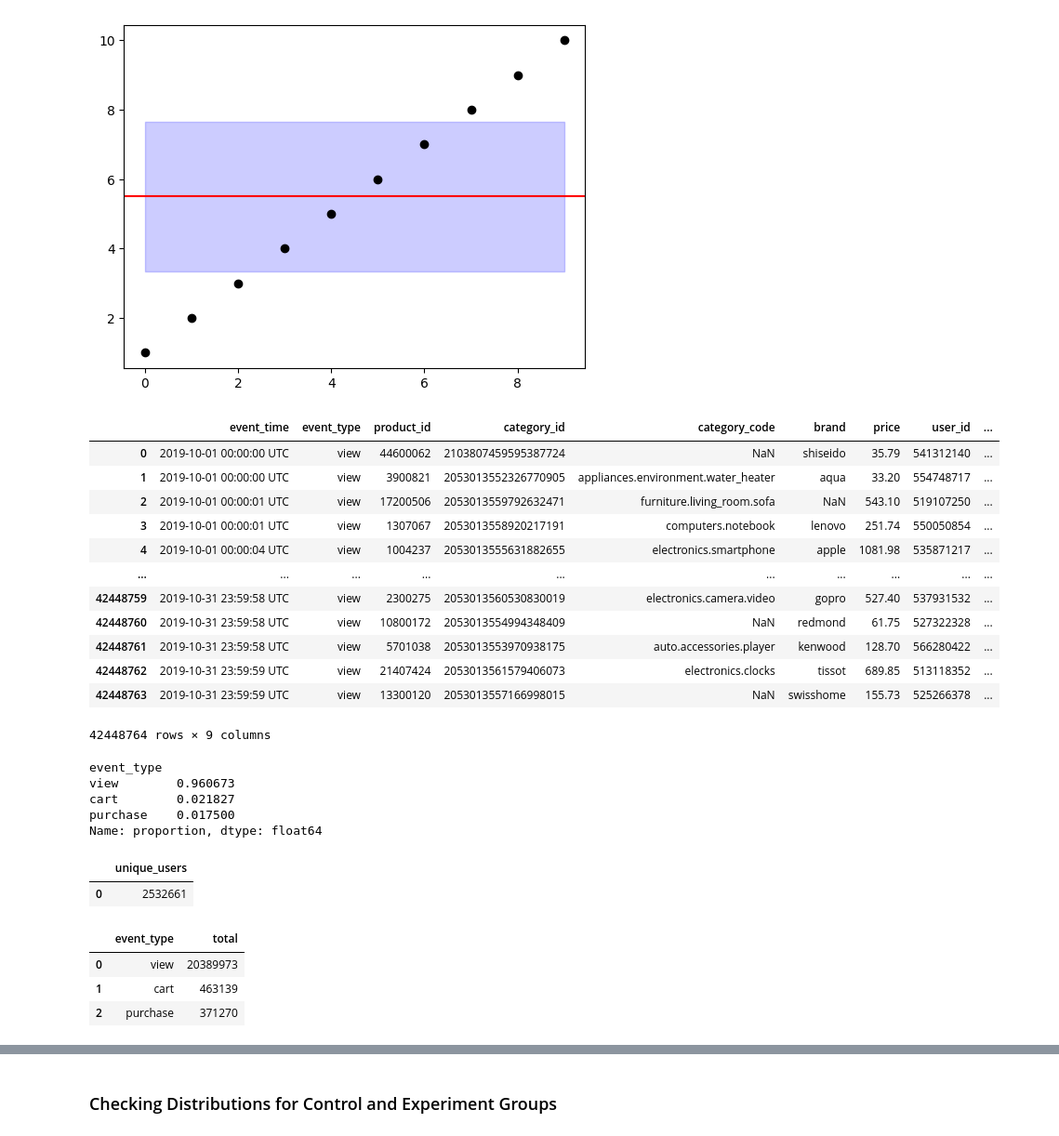
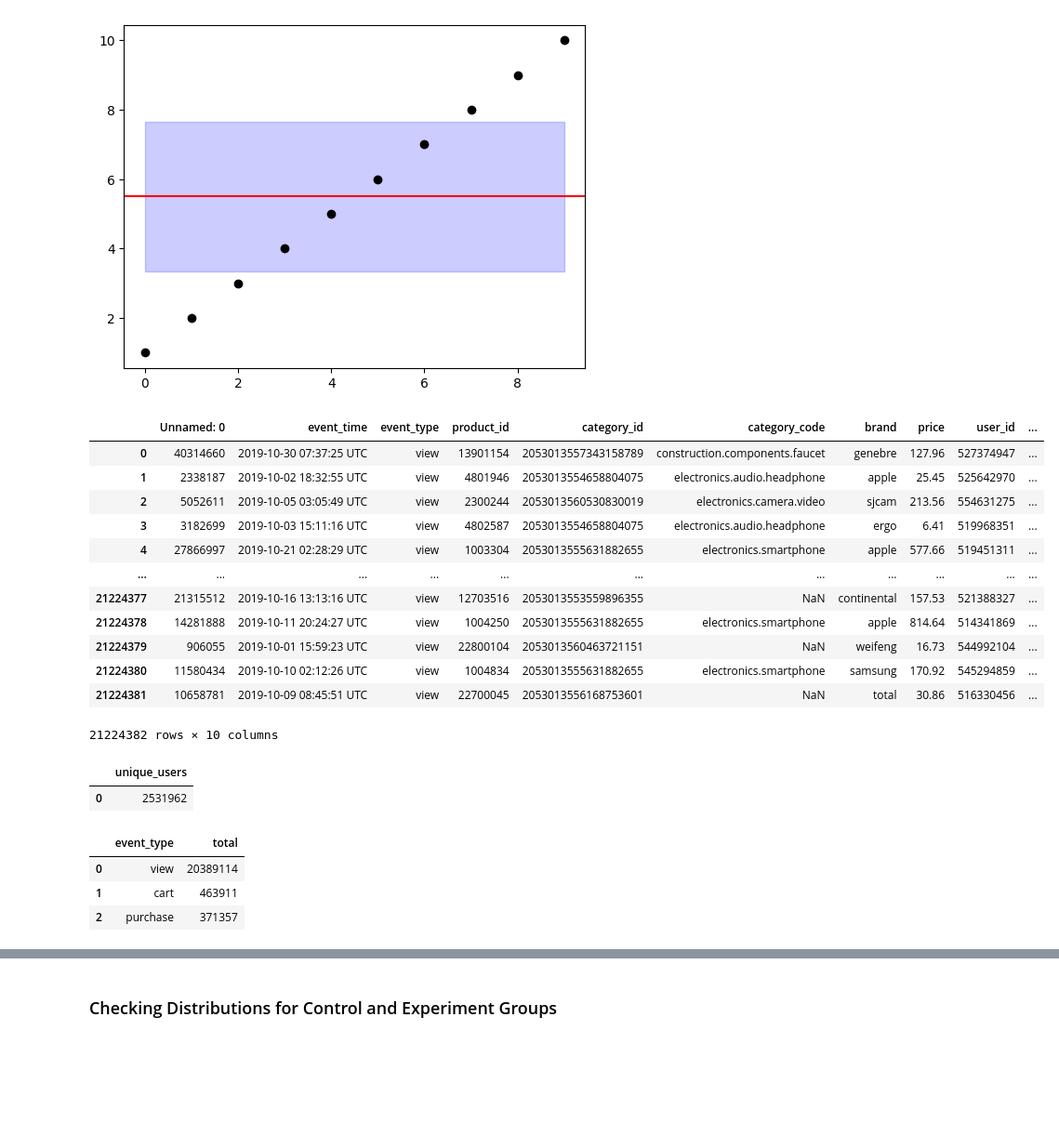
Before and after one commit to mindyng/2024-Business-Projects, a Jupyter notebook: practical-a-b-testing.ipynb, the cells around one changed output, grey strips where cells are left out. Shown at 93% size. Saved outputs shown, nothing was run; the diff lists cells and outputs as text; code cells hidden in the pictures; blank space fills up the shorter version.

```diff
--- a/practical-a-b-testing.ipynb
+++ b/practical-a-b-testing.ipynb
@@ -110,30 +112,10 @@ plt.show()
 # cust_behav = dd.read_csv('/kaggle/input/ecommerce-behavior-data-from-multi-category-store/2019-Oct.csv')
 # %%
 # Let us use some more realistic data from e-commerce store (which is what TikTok article referenced as well as similar to current Stitch Fix biz model - Freestyle)
-cust_behav = pd.read_csv('/kaggle/input/ecommerce-behavior-data-from-multi-category-store/2019-Oct.csv')
-cust_behav
+# cust_behav = pd.read_csv('/kaggle/input/ecommerce-behavior-data-from-multi-category-store/2019-Oct.csv')
+# cust_behav
-# %% [output]
-|  | event_time | event_type | product_id | category_id | category_code | brand | price | user_id | ... |
-| 0 | 2019-10-01 00:00:00 UTC | view | 44600062 | 2103807459595387724 | NaN | shiseido | 35.79 | 541312140 | ... |
-| 1 | 2019-10-01 00:00:00 UTC | view | 3900821 | 2053013552326770905 | appliances.environment.water_heater | aqua | 33.20 | 554748717 | ... |
-| 2 | 2019-10-01 00:00:01 UTC | view | 17200506 | 2053013559792632471 | furniture.living_room.sofa | NaN | 543.10 | 519107250 | ... |
-| 3 | 2019-10-01 00:00:01 UTC | view | 1307067 | 2053013558920217191 | computers.notebook | lenovo | 251.74 | 550050854 | ... |
-| 4 | 2019-10-01 00:00:04 UTC | view | 1004237 | 2053013555631882655 | electronics.smartphone | apple | 1081.98 | 535871217 | ... |
-| ... | ... | ... | ... | ... | ... | ... | ... | ... | ... |
-| 42448759 | 2019-10-31 23:59:58 UTC | view | 2300275 | 2053013560530830019 | electronics.camera.video | gopro | 527.40 | 537931532 | ... |
-| 42448760 | 2019-10-31 23:59:58 UTC | view | 10800172 | 2053013554994348409 | NaN | redmond | 61.75 | 527322328 | ... |
-| 42448761 | 2019-10-31 23:59:58 UTC | view | 5701038 | 2053013553970938175 | auto.accessories.player | kenwood | 128.70 | 566280422 | ... |
-| 42448762 | 2019-10-31 23:59:59 UTC | view | 21407424 | 2053013561579406073 | electronics.clocks | tissot | 689.85 | 513118352 | ... |
-| 42448763 | 2019-10-31 23:59:59 UTC | view | 13300120 | 2053013557166998015 | NaN | swisshome | 155.73 | 525266378 | ... |
-42448764 rows × 9 columns
 # %%
-cust_behav['event_type'].value_counts(normalize=True)
+# cust_behav['event_type'].value_counts(normalize=True)
-# %% [output]
-event_type
-view        0.960673
-cart        0.021827
-purchase    0.017500
-Name: proportion, dtype: float64
 # %%
 # %%timeit
 
@@ -145,3 +127,21 @@ cb_sample = cust_behav.sample(frac=0.50)
+# %%
+# Saved sample set to make loading data faster
+cb_sample = pd.read_csv('/kaggle/input/e-commerce-event-data/cb_sample.csv')
+cb_sample
+# %% [output]
+|  | Unnamed: 0 | event_time | event_type | product_id | category_id | category_code | brand | price | user_id | ... |
+| 0 | 40314660 | 2019-10-30 07:37:25 UTC | view | 13901154 | 2053013557343158789 | construction.components.faucet | genebre | 127.96 | 527374947 | ... |
+| 1 | 2338187 | 2019-10-02 18:32:55 UTC | view | 4801946 | 2053013554658804075 | electronics.audio.headphone | apple | 25.45 | 525642970 | ... |
+| 2 | 5052611 | 2019-10-05 03:05:49 UTC | view | 2300244 | 2053013560530830019 | electronics.camera.video | sjcam | 213.56 | 554631275 | ... |
+| 3 | 3182699 | 2019-10-03 15:11:16 UTC | view | 4802587 | 2053013554658804075 | electronics.audio.headphone | ergo | 6.41 | 519968351 | ... |
+| 4 | 27866997 | 2019-10-21 02:28:29 UTC | view | 1003304 | 2053013555631882655 | electronics.smartphone | apple | 577.66 | 519451311 | ... |
+| ... | ... | ... | ... | ... | ... | ... | ... | ... | ... | ... |
+| 21224377 | 21315512 | 2019-10-16 13:13:16 UTC | view | 12703516 | 2053013553559896355 | NaN | continental | 157.53 | 521388327 | ... |
+| 21224378 | 14281888 | 2019-10-11 20:24:27 UTC | view | 1004250 | 2053013555631882655 | electronics.smartphone | apple | 814.64 | 514341869 | ... |
+| 21224379 | 906055 | 2019-10-01 15:59:23 UTC | view | 22800104 | 2053013560463721151 | NaN | weifeng | 16.73 | 544992104 | ... |
+| 21224380 | 11580434 | 2019-10-10 02:12:26 UTC | view | 1004834 | 2053013555631882655 | electronics.smartphone | samsung | 170.92 | 545294859 | ... |
+| 21224381 | 10658781 | 2019-10-09 08:45:51 UTC | view | 22700045 | 2053013556168753601 | NaN | total | 30.86 | 516330456 | ... |
+21224382 rows × 10 columns
 # %%
 # Choosing to use dataset with even number of users.
 # Event-level data so massive dataset with 42 million rows.
@@ -155,7 +155,7 @@ from cb_sample
 duckdb.query(query).df()
 # %% [output]
 |  | unique_users |
-| 0 | 2532661 |
+| 0 | 2531962 |
 # %%
 query = """
 select event_type
@@ -168,9 +168,9 @@ order by 2 desc
 duckdb.query(query).df() # Typical funnel (inverted triangle)
 # %% [output]
 |  | event_type | total |
-| 0 | view | 20389973 |
-| 1 | cart | 463139 |
-| 2 | purchase | 371270 |
+| 0 | view | 20389114 |
+| 1 | cart | 463911 |
+| 2 | purchase | 371357 |
 # %%
 cb_sample['event_type'].value_counts(normalize=True) # Great. The proportion of events is same from sample to original dataset
 # %% [output]
```
Also changed, not shown: parts of 20 cells of this notebook.
